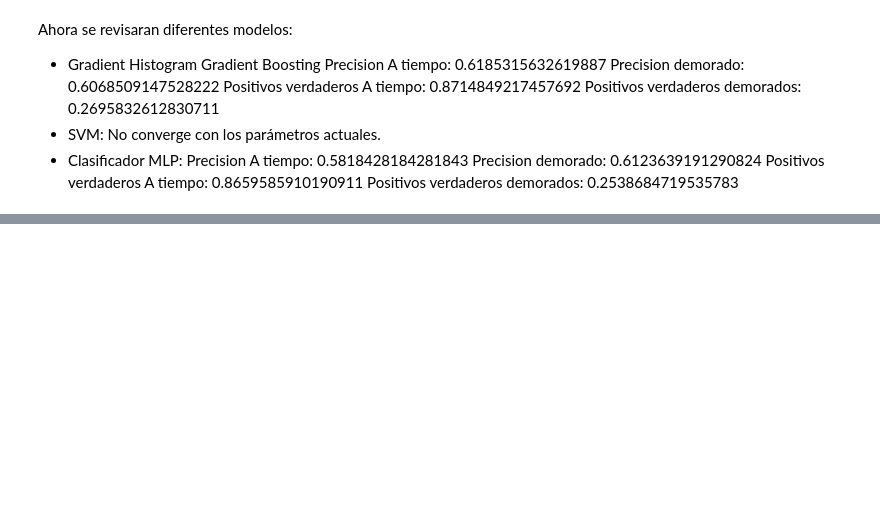
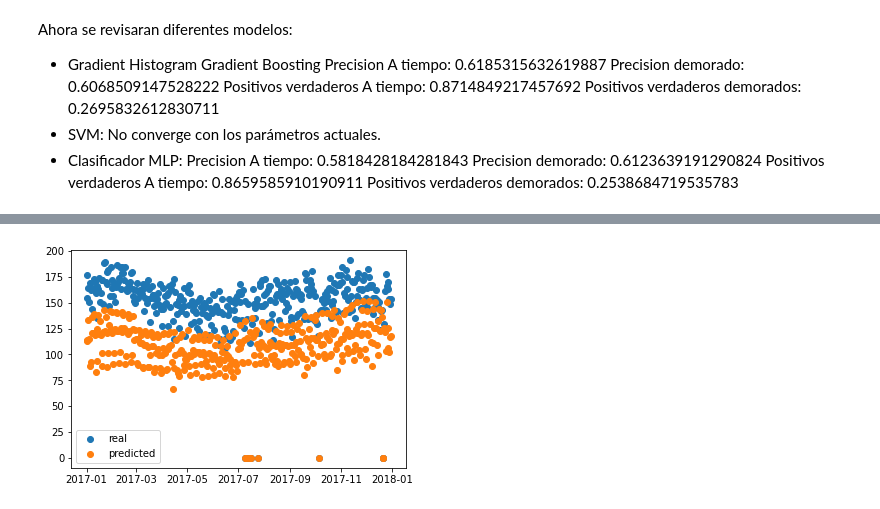
Before and after one commit to AndresFrancoG/desafioDSLatam, a Jupyter notebook: solution.ipynb, the cells around one changed output, grey strips where cells are left out. Cells and saved outputs as stored; diff of their text form; code cells hidden in the pictures; blank space fills up the shorter version.

```diff
--- a/solution.ipynb
+++ b/solution.ipynb
@@ -573,0 +601,16 @@ Se nota que existen tres rangos de fechas donde hay un número mucho mayor de vu
+# %%
+latamDF_trained_atrasados_real = latamDF_no_outliers_res.loc[latamDF_no_outliers_res['real']==0]
+countMD_real = latamDF_trained_atrasados_real.groupby(pd.Grouper(key='Fecha-I',freq='1D')).count()
+ax = plt.scatter(countMD_real.index,countMD_real['Fecha-O'],label='real')
+
+
+latamDF_trained_atrasados_predicted = latamDF_no_outliers_res.loc[latamDF_no_outliers_res['predicted']==0]
+countMD_predicted = latamDF_trained_atrasados_predicted.groupby(pd.Grouper(key='Fecha-I',freq='1D')).count()
+ax = plt.scatter(countMD_predicted.index,countMD_predicted['Fecha-O'],label='predicted')
+
+#ax = plt.scatter(countMD_predicted.index,countMD_predicted['Fecha-O']-countMD_real['Fecha-O'],label='diferencia')
+
+plt.legend()
+plt.show()
+# %% [output]
+[figure, added]
```
Also changed, not shown: parts of 19 cells of this notebook.
